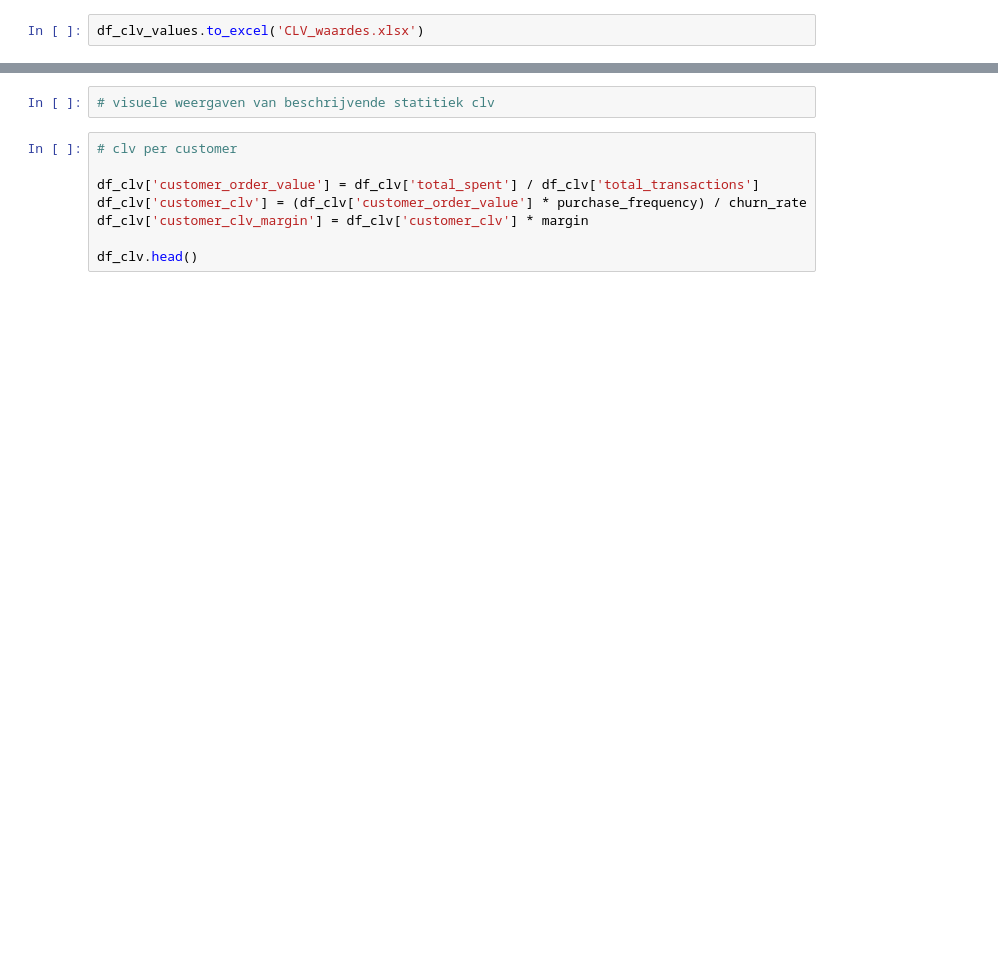
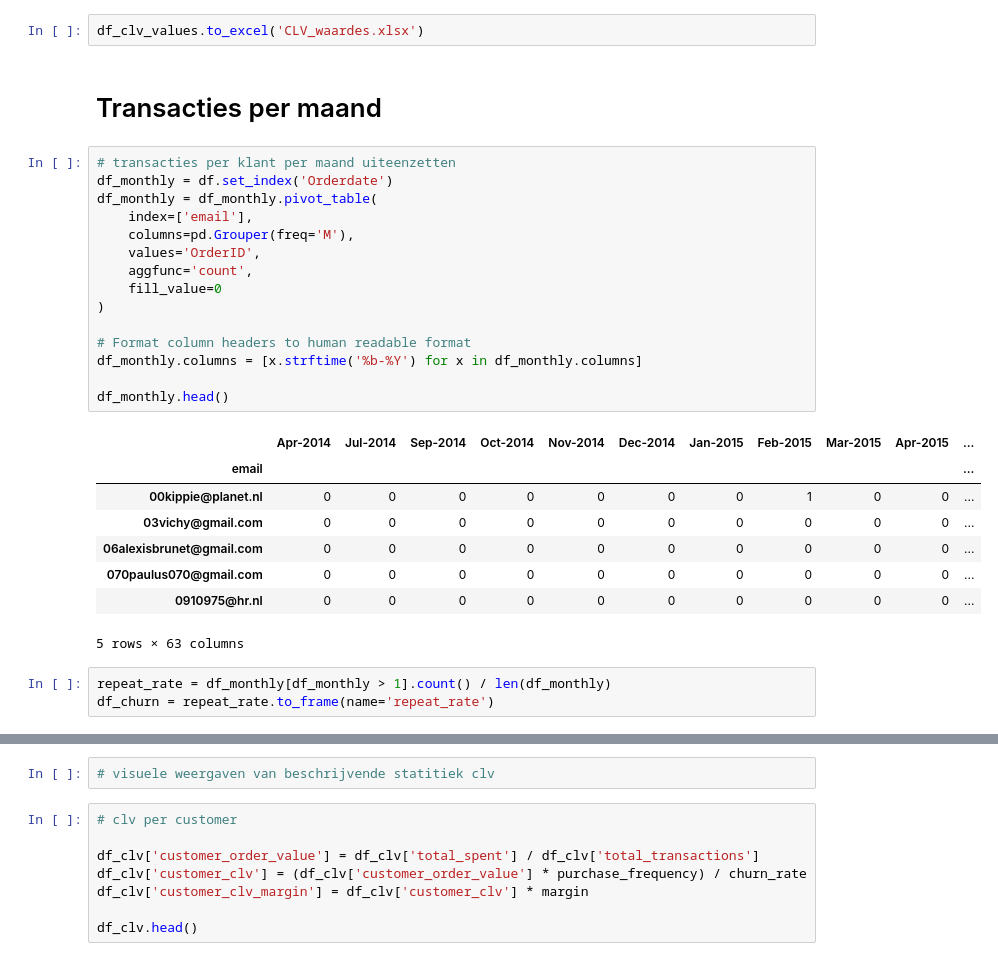
Before and after one commit to iwb-digital-growth-agency/python, a Jupyter notebook: CLV_Maxilia - nieuwe data set.ipynb, the cells around one changed output, grey strips where cells are left out. Saved outputs shown, nothing was run; the diff lists cells and outputs as text; blank space fills up the shorter version.

```diff
--- a/CLV_Maxilia - nieuwe data set.ipynb
+++ b/CLV_Maxilia - nieuwe data set.ipynb
@@ -180,2 +180,31 @@ df_clv_values.head()
 # %%
 df_clv_values.to_excel('CLV_waardes.xlsx')
+# %% [markdown]
+   # Transacties per maand
+# %%
+# transacties per klant per maand uiteenzetten
+df_monthly = df.set_index('Orderdate')
+df_monthly = df_monthly.pivot_table(
+    index=['email'],
+    columns=pd.Grouper(freq='M'),
+    values='OrderID',
+    aggfunc='count',
+    fill_value=0
+)
+
+# Format column headers to human readable format
+df_monthly.columns = [x.strftime('%b-%Y') for x in df_monthly.columns]
+
+df_monthly.head()
+# %% [output]
+|  | Apr-2014 | Jul-2014 | Sep-2014 | Oct-2014 | Nov-2014 | Dec-2014 | Jan-2015 | Feb-2015 | Mar-2015 | Apr-2015 | ... |
+| email |  |  |  |  |  |  |  |  |  |  | ... |
+| 00kippie@planet.nl | 0 | 0 | 0 | 0 | 0 | 0 | 0 | 1 | 0 | 0 | ... |
+| 03vichy@gmail.com | 0 | 0 | 0 | 0 | 0 | 0 | 0 | 0 | 0 | 0 | ... |
+| 06alexisbrunet@gmail.com | 0 | 0 | 0 | 0 | 0 | 0 | 0 | 0 | 0 | 0 | ... |
+| 070paulus070@gmail.com | 0 | 0 | 0 | 0 | 0 | 0 | 0 | 0 | 0 | 0 | ... |
+| 0910975@hr.nl | 0 | 0 | 0 | 0 | 0 | 0 | 0 | 0 | 0 | 0 | ... |
+5 rows × 63 columns
+# %%
+repeat_rate = df_monthly[df_monthly > 1].count() / len(df_monthly)
+df_churn = repeat_rate.to_frame(name='repeat_rate')
```
Also changed, not shown: parts of 23 cells of this notebook.
